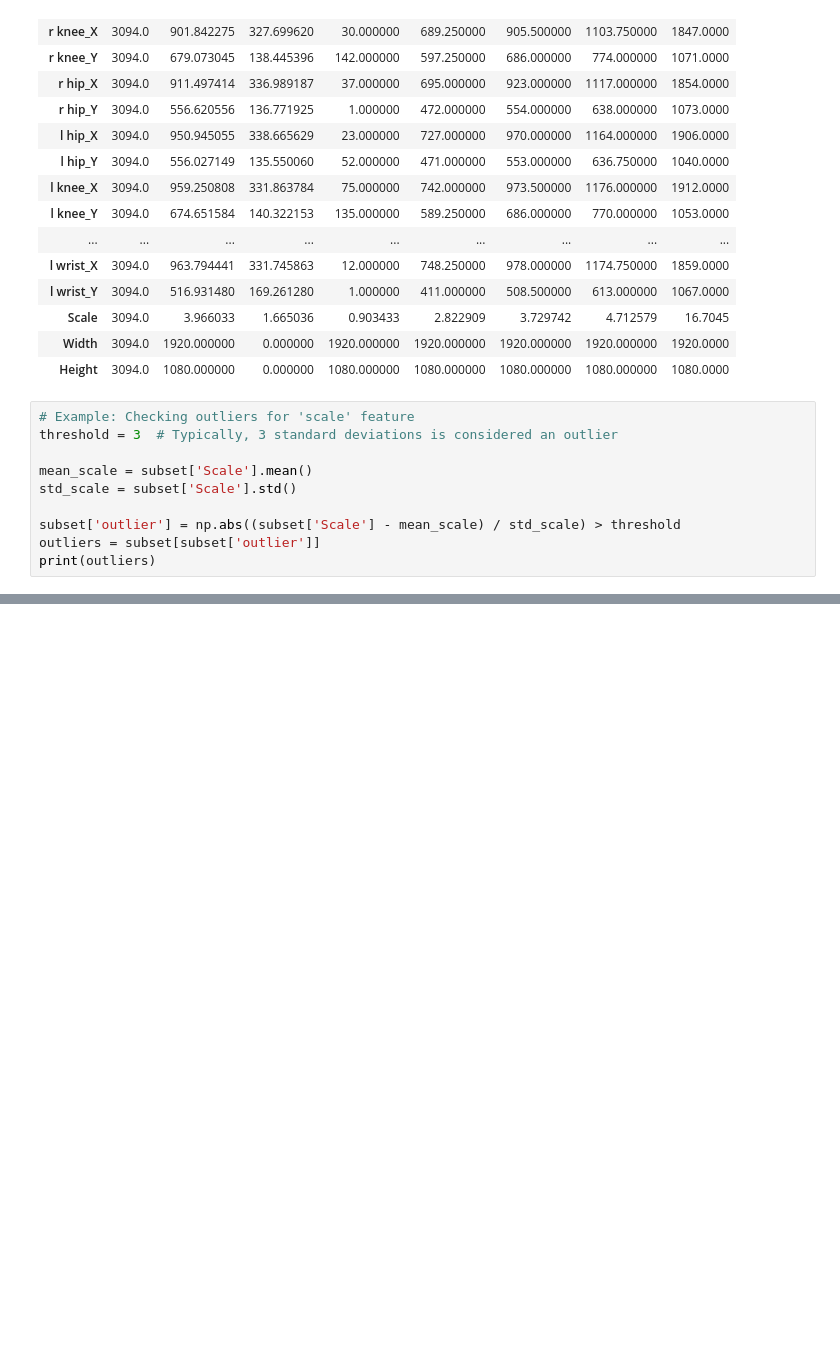
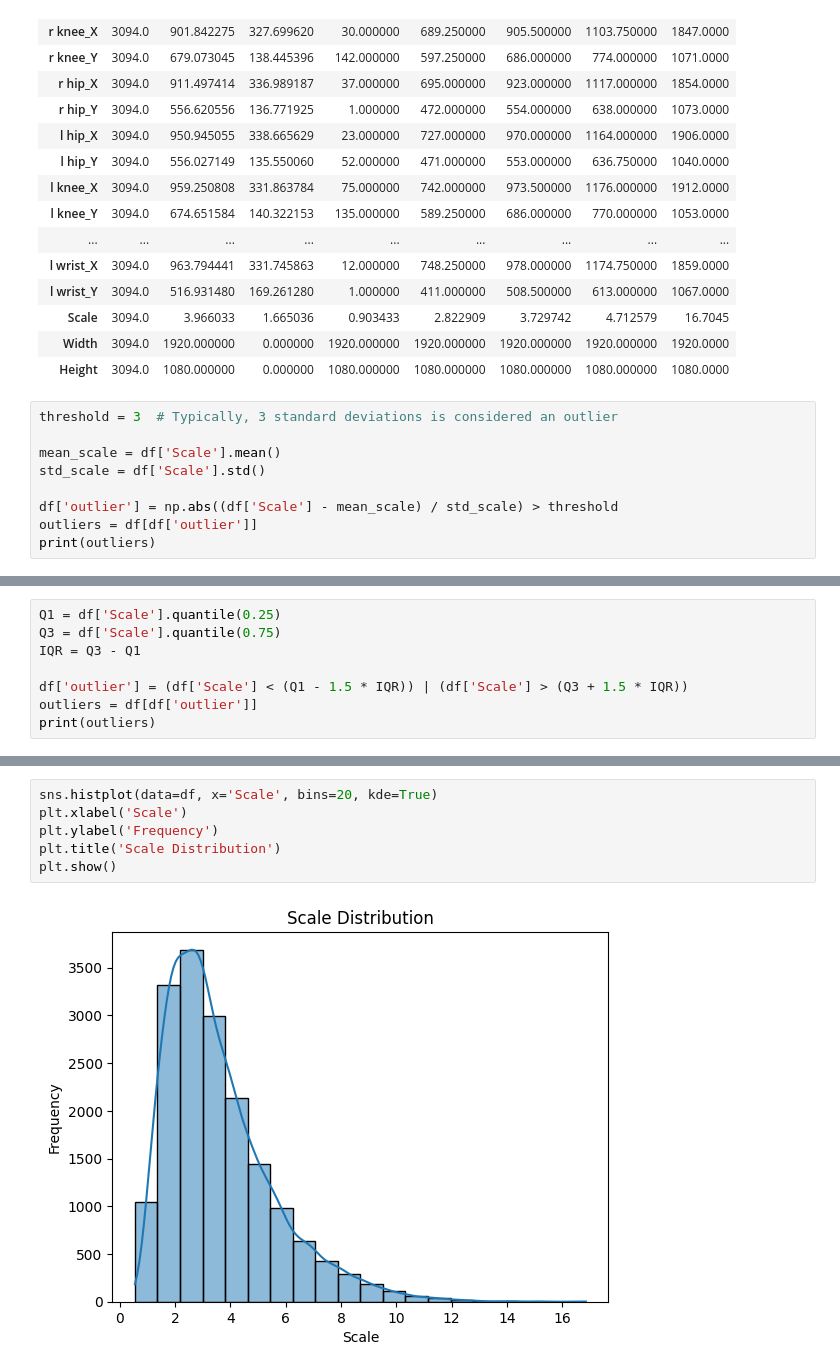
Before and after one commit to bernaprioste1704/LimbsID-Samsung-Final-Project, a Jupyter notebook: EDA/EDAmpii.ipynb, the cells around one changed output, grey strips where cells are left out. Drawn from its saved outputs; the diff is of its cells as text; blank space fills up the shorter version.

```diff
--- a/EDA/EDAmpii.ipynb
+++ b/EDA/EDAmpii.ipynb
@@ -532,14 +549,13 @@ subset.describe().T
 | Width | 3094.0 | 1920.000000 | 0.000000 | 1920.000000 | 1920.000000 | 1920.000000 | 1920.000000 | 1920.0000 |
 | Height | 3094.0 | 1080.000000 | 0.000000 | 1080.000000 | 1080.000000 | 1080.000000 | 1080.000000 | 1080.0000 |
 # %%
-# Example: Checking outliers for 'scale' feature
 threshold = 3  # Typically, 3 standard deviations is considered an outlier
 
-mean_scale = subset['Scale'].mean()
-std_scale = subset['Scale'].std()
+mean_scale = df['Scale'].mean()
+std_scale = df['Scale'].std()
 
-subset['outlier'] = np.abs((subset['Scale'] - mean_scale) / std_scale) > threshold
-outliers = subset[subset['outlier']]
+df['outlier'] = np.abs((df['Scale'] - mean_scale) / std_scale) > threshold
+outliers = df[df['outlier']]
 print(outliers)
 # %% [output]
                 NAME  r ankle_X  r ankle_Y  r knee_X  r knee_Y  r hip_X  \
@@ -566,0 +578,8 @@ See the caveats in the documentation: https://pandas.pydata.org/pandas-docs/stab
+# %%
+Q1 = df['Scale'].quantile(0.25)
+Q3 = df['Scale'].quantile(0.75)
+IQR = Q3 - Q1
+
+df['outlier'] = (df['Scale'] < (Q1 - 1.5 * IQR)) | (df['Scale'] > (Q3 + 1.5 * IQR))
+outliers = df[df['outlier']]
+print(outliers)
@@ -566,0 +604,8 @@ See the caveats in the documentation: https://pandas.pydata.org/pandas-docs/stab
+# %%
+sns.histplot(data=df, x='Scale', bins=20, kde=True)
+plt.xlabel('Scale')
+plt.ylabel('Frequency')
+plt.title('Scale Distribution')
+plt.show()
+# %% [output]
+[figure, added]
```
Also changed, not shown: parts of 8 cells of this notebook.
